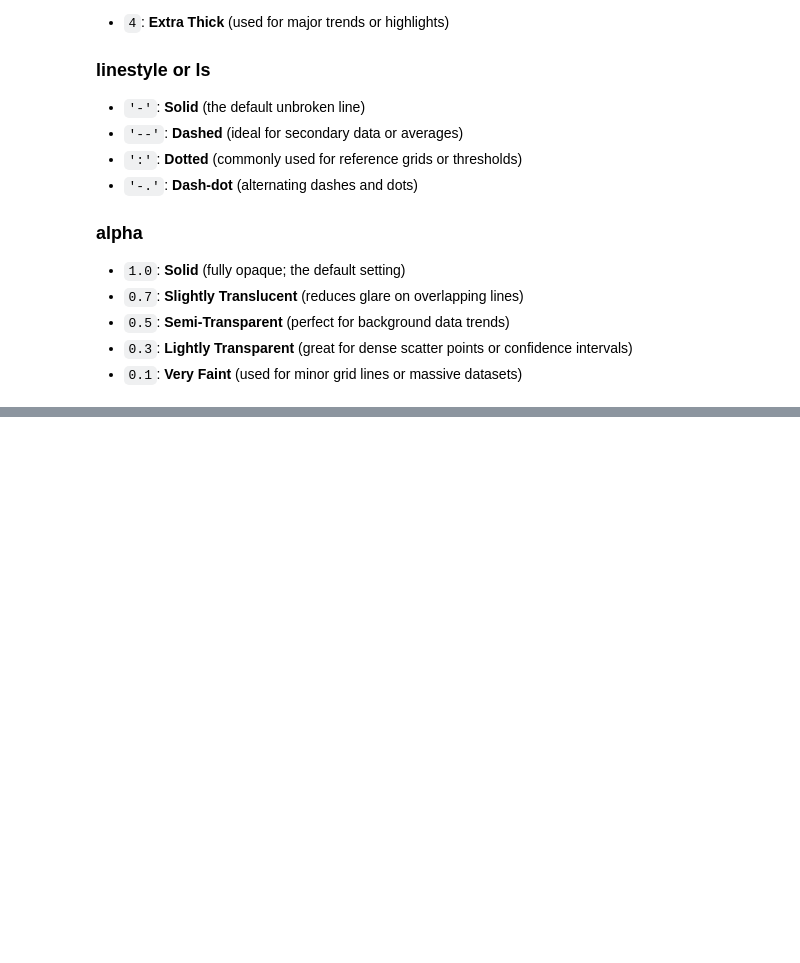
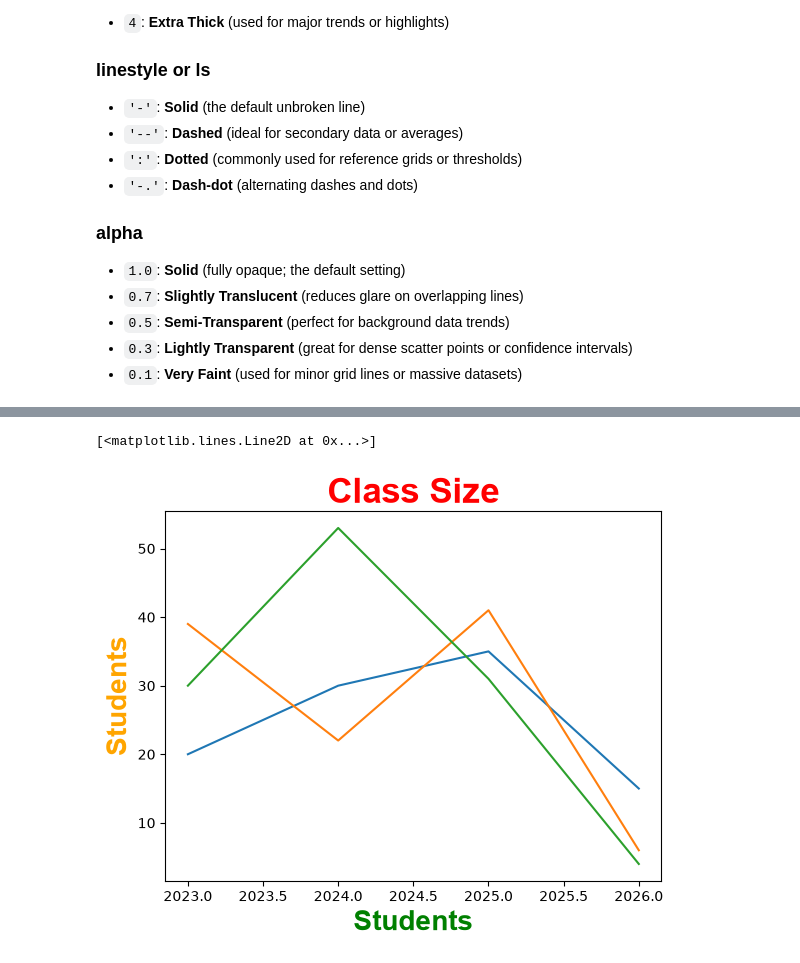
Before and after one commit to zaibgray/matplotlib, a Jupyter notebook: matplotlib.ipynb, the cells around one changed output, grey strips where cells are left out. Drawn from its saved outputs; the diff is of its cells as text; code cells hidden in the pictures; blank space fills up the shorter version.

```diff
--- a/matplotlib.ipynb
+++ b/matplotlib.ipynb
@@ -111,0 +135,39 @@ plt.plot(x, y3, color="yellow", **line_style)
+# %%
+import numpy as np
+import pandas as pd
+import matplotlib.pyplot as plt
+
+x = np.array([2023, 2024, 2025, 2026])
+y1 = np.array([20, 30, 35, 15])
+y2 = np.array([39, 22, 41, 6])
+y3 = np.array([30, 53, 31, 4])
+# %%
+plt.title(
+    "Class Size",
+    fontsize=25,
+    family="Arial",
+    fontweight="bold",
+    color="Red")
+
+plt.xlabel(
+    "Students",
+    fontsize=20,
+    family="Arial",
+    fontweight="bold",
+    color="Green")
+
+plt.ylabel(
+    "Students",
+    fontsize=20,
+    family="Arial",
+    fontweight="bold",
+    color="orange")
+
+
+
+plt.plot(x, y1)
+plt.plot(x, y2)
+plt.plot(x, y3)
+# %% [output]
+[<matplotlib.lines.Line2D at 0x...>]
+[figure, added]
```
Also changed, not shown: parts of 3 cells of this notebook.
